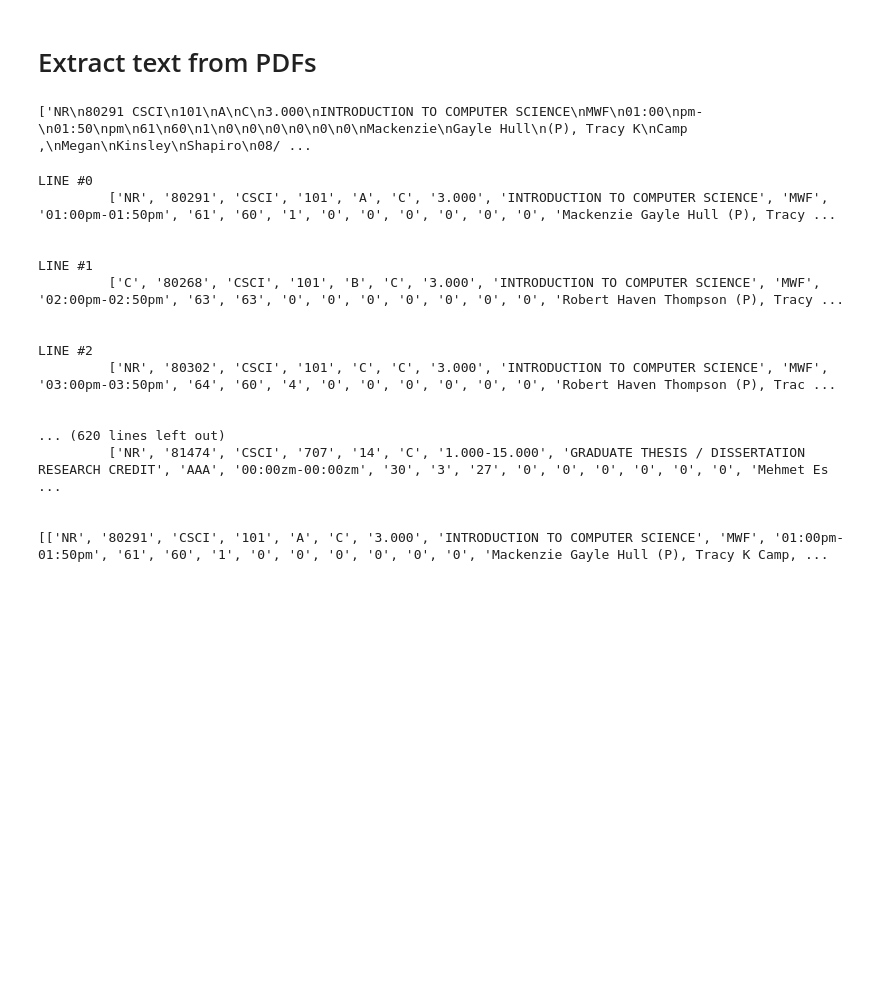
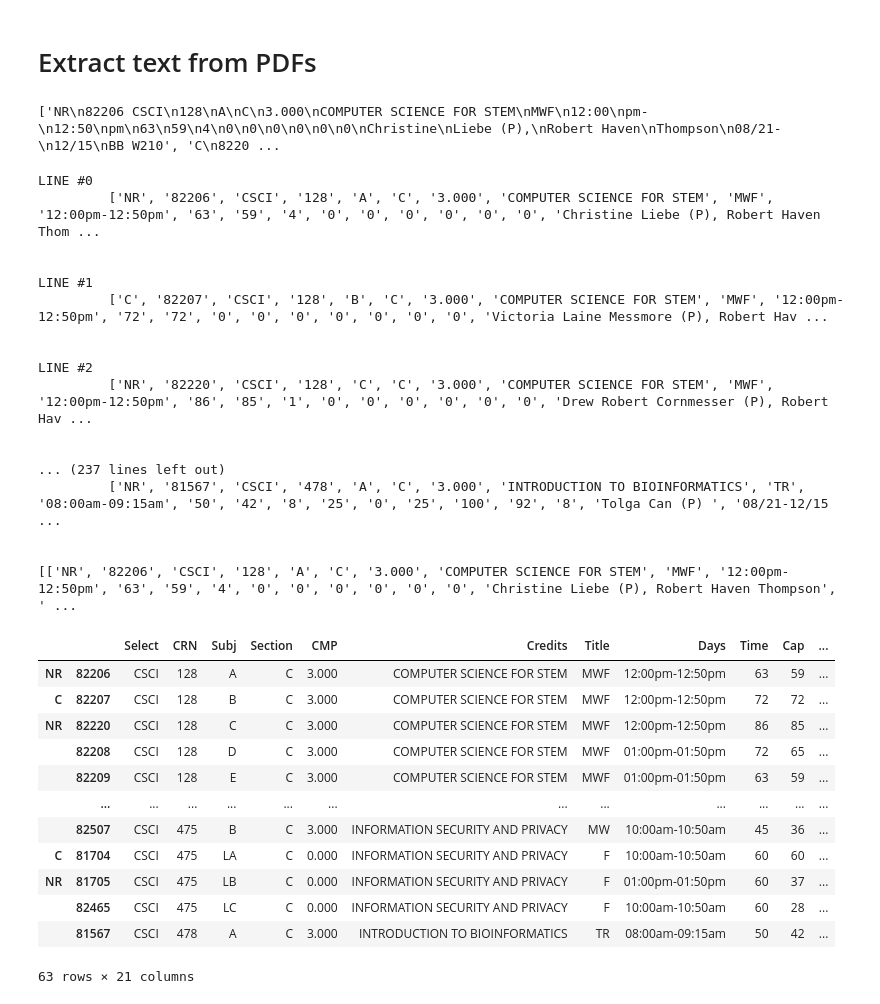
Before and after one commit to ifrycolorado/Enrollment_Project, a Jupyter notebook: src/schedule_scraper.ipynb, the cells around one changed output. Cells and saved outputs as stored; diff of their text form; code cells hidden in the pictures; blank space fills up the shorter version.

Commit message:
Fall schedule csvs

```diff
--- a/src/schedule_scraper.ipynb
+++ b/src/schedule_scraper.ipynb
@@ -44,12 +44,36 @@ name_list = [
     'COMPOTER\nSCIENCE\nHONORS THESIS',
     'MASTERS\nPROJECT\nCREDITS',
     'HUMAN-ROBOT\nINTERACTION',
-    'OPERATING\nSYSTEMS'
+    'OPERATING\nSYSTEMS',
+
+    'COMPUTER\nNETWORKS I',
+    'COMPUTER\nNETWORKS II',
+
+    'PROGRAMMINg\nCHALLENGES I',
+    'PROGRAMMING\nCHALLENGES II',
+    'PROGRAMMING\nCHALLENGES III',
+
+    'FOUNDATIONAL\nPROGRAMMING CONCEPTS &\nDESIGN',
+    'CS@MINES\nBRIDGE\nSEMINAR\nCOURSE',
+
+    'COMPUTER\nGRAPHICS',
+    'INTRODUCTION\nTO COMPUTER\nVISION',
+    'INTRODUCTION\nTO MACHINE\nLEARNING',
+    'FORTRAN\nPROGRAMMING',
+    'INDUSTRY\nEXPLORATION I',
+    'INDUSTRY\nEXPLORATION II',
+    'INDUSTRY\nEXPLORATION III',
+    'WEB\nPROGRAMMING',
+    'WEB\nAPPLICATOINS',
+    'INTRODUCTION\nTO DATA\nSCIENCE',
+    'COMPUTER\nSIMULATION',
+
 
     'INTRODUCTION\nTO COMPUTER\nSCIENCE - LAB',
     'INTRODUCTION\nTO COMPUTER\nSCIENCE',
     'PROGRAMMING\nCONCEPTS',
     'DATA\nSTRUCTURES',
+    'COMPUTER\nSCIENCE FOR\nSTEM',
 ]
 # %% [markdown]
 # Extract text from PDFs
@@ -99,6 +125,6 @@ for pdf_path in pdf_files:
 # %%
 # open file to read
-with open("../schedules/clean_Fall21.txt", 'r') as f:
+with open(f"../schedules/clean_{SEMESTER_ID}.txt", 'r') as f:
     text = f.read()
 # %%
 # replace block endings
@@ -112,7 +138,7 @@ text = re.sub(nr_pattern, replacement, text)
 block_list = text.split('\n\n')
 print(block_list)
 # %% [output]
-['NR\n80291 CSCI\n101\nA\nC\n3.000\nINTRODUCTION TO COMPUTER SCIENCE\nMWF\n01:00\npm-\n01:50\npm\n61\n60\n1\n0\n0\n0\n0\n0\n0\nMackenzie\nGayle Hull\n(P), Tracy K\nCamp ,\nMegan\nKinsley\nShapiro\n08/ ...
+['NR\n82206 CSCI\n128\nA\nC\n3.000\nCOMPUTER SCIENCE FOR STEM\nMWF\n12:00\npm-\n12:50\npm\n63\n59\n4\n0\n0\n0\n0\n0\n0\nChristine\nLiebe (P),\nRobert Haven\nThompson\n08/21-\n12/15\nBB W210', 'C\n8220 ...
 # %%
 split_list = []
 for index,block in enumerate(block_list):
@@ -121,6 +147,7 @@ for index,block in enumerate(block_list):
         if line != '':
             container.append(line)
     print(f"LINE #{index}")
+
     if container != []:
         try:
             # add end flag (for counts)
@@ -169,25 +196,25 @@ for index,block in enumerate(block_list):
 print(split_list)
 # %% [output]
 LINE #0
-         ['NR', '80291', 'CSCI', '101', 'A', 'C', '3.000', 'INTRODUCTION TO COMPUTER SCIENCE', 'MWF', '01:00pm-01:50pm', '61', '60', '1', '0', '0', '0', '0', '0', '0', 'Mackenzie Gayle Hull (P), Tracy ...
+         ['NR', '82206', 'CSCI', '128', 'A', 'C', '3.000', 'COMPUTER SCIENCE FOR STEM', 'MWF', '12:00pm-12:50pm', '63', '59', '4', '0', '0', '0', '0', '0', '0', 'Christine Liebe (P), Robert Haven Thom ...
 
 
 LINE #1
-         ['C', '80268', 'CSCI', '101', 'B', 'C', '3.000', 'INTRODUCTION TO COMPUTER SCIENCE', 'MWF', '02:00pm-02:50pm', '63', '63', '0', '0', '0', '0', '0', '0', '0', 'Robert Haven Thompson (P), Tracy ...
+         ['C', '82207', 'CSCI', '128', 'B', 'C', '3.000', 'COMPUTER SCIENCE FOR STEM', 'MWF', '12:00pm-12:50pm', '72', '72', '0', '0', '0', '0', '0', '0', '0', 'Victoria Laine Messmore (P), Robert Hav ...
 
 
 LINE #2
-         ['NR', '80302', 'CSCI', '101', 'C', 'C', '3.000', 'INTRODUCTION TO COMPUTER SCIENCE', 'MWF', '03:00pm-03:50pm', '64', '60', '4', '0', '0', '0', '0', '0', '0', 'Robert Haven Thompson (P), Trac ...
+         ['NR', '82220', 'CSCI', '128', 'C', 'C', '3.000', 'COMPUTER SCIENCE FOR STEM', 'MWF', '12:00pm-12:50pm', '86', '85', '1', '0', '0', '0', '0', '0', '0', 'Drew Robert Cornmesser (P), Robert Hav ...
 
 
-... (620 lines left out)
-         ['NR', '81474', 'CSCI', '707', '14', 'C', '1.000-15.000', 'GRADUATE THESIS / DISSERTATION RESEARCH CREDIT', 'AAA', '00:00zm-00:00zm', '30', '3', '27', '0', '0', '0', '0', '0', '0', 'Mehmet Es ...
+... (237 lines left out)
+         ['NR', '81567', 'CSCI', '478', 'A', 'C', '3.000', 'INTRODUCTION TO BIOINFORMATICS', 'TR', '08:00am-09:15am', '50', '42', '8', '25', '0', '25', '100', '92', '8', 'Tolga Can (P) ', '08/21-12/15 ...
 
 
-[['NR', '80291', 'CSCI', '101', 'A', 'C', '3.000', 'INTRODUCTION TO COMPUTER SCIENCE', 'MWF', '01:00pm-01:50pm', '61', '60', '1', '0', '0', '0', '0', '0', '0', 'Mackenzie Gayle Hull (P), Tracy K Camp, ...
+[['NR', '82206', 'CSCI', '128', 'A', 'C', '3.000', 'COMPUTER SCIENCE FOR STEM', 'MWF', '12:00pm-12:50pm', '63', '59', '4', '0', '0', '0', '0', '0', '0', 'Christine Liebe (P), Robert Haven Thompson', ' ...
 # %%
 # save to csv
-with open('../schedules/Fall21.csv', 'w') as f:
+with open(f'../schedules/{SEMESTER_ID}.csv', 'w') as f:
     writer = csv.writer(f)
 
     # write header
@@ -196,3 +223,21 @@ with open('../schedules/Fall21.csv', 'w') as f:
                         'Cap', 'Act', 'WL Cap', 'WL Act', 'WL Rem', 'XL Cap', 'XL Act', 'XL Rem',
                         'Instructors', 'Date', 'Location', 'Attributes'])
     writer.writerows(split_list)
+# %%
+# load csv into df
+df = pd.read_csv(f'../schedules/{SEMESTER_ID}.csv')
+display(df)
+# %% [output]
+|  |  | Select | CRN | Subj | Section | CMP | Credits | Title | Days | Time | Cap | ... |
+| NR | 82206 | CSCI | 128 | A | C | 3.000 | COMPUTER SCIENCE FOR STEM | MWF | 12:00pm-12:50pm | 63 | 59 | ... |
+| C | 82207 | CSCI | 128 | B | C | 3.000 | COMPUTER SCIENCE FOR STEM | MWF | 12:00pm-12:50pm | 72 | 72 | ... |
+| NR | 82220 | CSCI | 128 | C | C | 3.000 | COMPUTER SCIENCE FOR STEM | MWF | 12:00pm-12:50pm | 86 | 85 | ... |
+|  | 82208 | CSCI | 128 | D | C | 3.000 | COMPUTER SCIENCE FOR STEM | MWF | 01:00pm-01:50pm | 72 | 65 | ... |
+|  | 82209 | CSCI | 128 | E | C | 3.000 | COMPUTER SCIENCE FOR STEM | MWF | 01:00pm-01:50pm | 63 | 59 | ... |
+|  | ... | ... | ... | ... | ... | ... | ... | ... | ... | ... | ... | ... |
+|  | 82507 | CSCI | 475 | B | C | 3.000 | INFORMATION SECURITY AND PRIVACY | MW | 10:00am-10:50am | 45 | 36 | ... |
+| C | 81704 | CSCI | 475 | LA | C | 0.000 | INFORMATION SECURITY AND PRIVACY | F | 10:00am-10:50am | 60 | 60 | ... |
+| NR | 81705 | CSCI | 475 | LB | C | 0.000 | INFORMATION SECURITY AND PRIVACY | F | 01:00pm-01:50pm | 60 | 37 | ... |
+|  | 82465 | CSCI | 475 | LC | C | 0.000 | INFORMATION SECURITY AND PRIVACY | F | 10:00am-10:50am | 60 | 28 | ... |
+|  | 81567 | CSCI | 478 | A | C | 3.000 | INTRODUCTION TO BIOINFORMATICS | TR | 08:00am-09:15am | 50 | 42 | ... |
+63 rows × 21 columns
```
Also changed, not shown: parts of 1 cell of this notebook, 11 other files.
